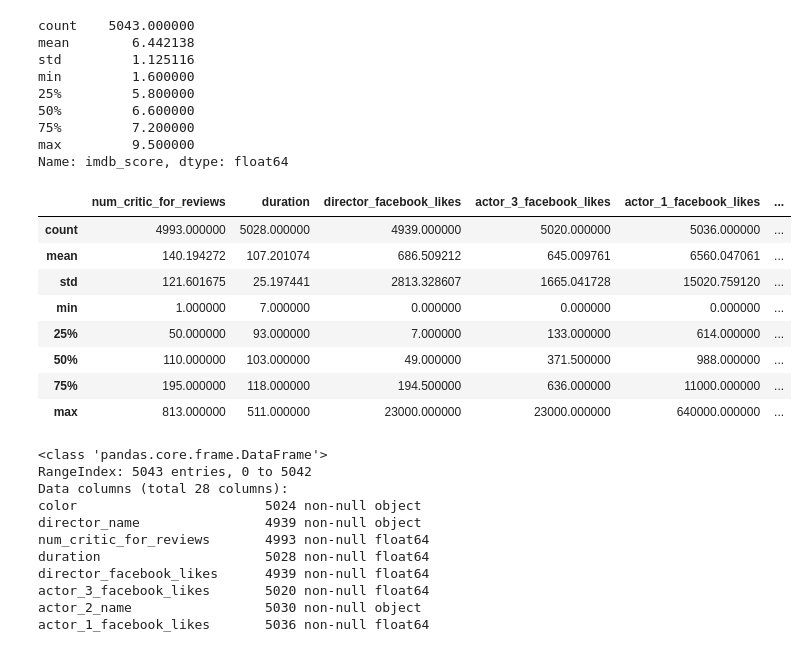
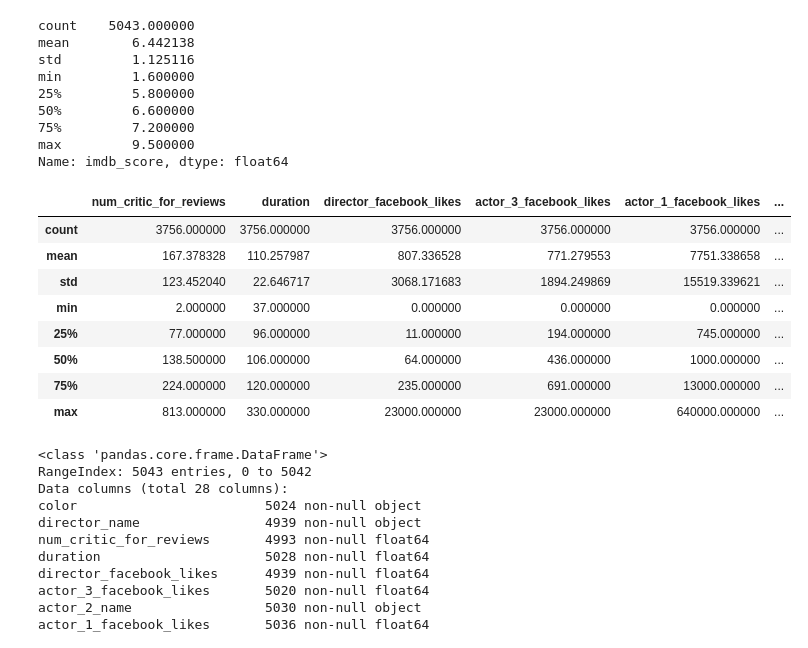
Before and after one commit to chatkausik/First-Capstone-Project, a Jupyter notebook: Capstone_1_movierecmnd_iter_1.ipynb, the cells around one changed output. Cells and saved outputs as stored; diff of their text form; code cells hidden in the pictures.

```diff
--- a/Capstone_1_movierecmnd_iter_1.ipynb
+++ b/Capstone_1_movierecmnd_iter_1.ipynb
@@ -83,17 +82,17 @@ Name: imdb_score, dtype: float64
 # %%
 #Applying Describe method to understand all statistical values for all the numeric fields.
 
-df.describe()
+df.dropna().describe()
 # %% [output]
 |  | num_critic_for_reviews | duration | director_facebook_likes | actor_3_facebook_likes | actor_1_facebook_likes | ... |
-| count | 4993.000000 | 5028.000000 | 4939.000000 | 5020.000000 | 5036.000000 | ... |
-| mean | 140.194272 | 107.201074 | 686.509212 | 645.009761 | 6560.047061 | ... |
-| std | 121.601675 | 25.197441 | 2813.328607 | 1665.041728 | 15020.759120 | ... |
-| min | 1.000000 | 7.000000 | 0.000000 | 0.000000 | 0.000000 | ... |
-| 25% | 50.000000 | 93.000000 | 7.000000 | 133.000000 | 614.000000 | ... |
-| 50% | 110.000000 | 103.000000 | 49.000000 | 371.500000 | 988.000000 | ... |
-| 75% | 195.000000 | 118.000000 | 194.500000 | 636.000000 | 11000.000000 | ... |
-| max | 813.000000 | 511.000000 | 23000.000000 | 23000.000000 | 640000.000000 | ... |
+| count | 3756.000000 | 3756.000000 | 3756.000000 | 3756.000000 | 3756.000000 | ... |
+| mean | 167.378328 | 110.257987 | 807.336528 | 771.279553 | 7751.338658 | ... |
+| std | 123.452040 | 22.646717 | 3068.171683 | 1894.249869 | 15519.339621 | ... |
+| min | 2.000000 | 37.000000 | 0.000000 | 0.000000 | 0.000000 | ... |
+| 25% | 77.000000 | 96.000000 | 11.000000 | 194.000000 | 745.000000 | ... |
+| 50% | 138.500000 | 106.000000 | 64.000000 | 436.000000 | 1000.000000 | ... |
+| 75% | 224.000000 | 120.000000 | 235.000000 | 691.000000 | 13000.000000 | ... |
+| max | 813.000000 | 330.000000 | 23000.000000 | 23000.000000 | 640000.000000 | ... |
 # %%
 df.info()
 # %% [output]
```
Also changed, not shown: parts of 64 cells of this notebook, 2 other files.
